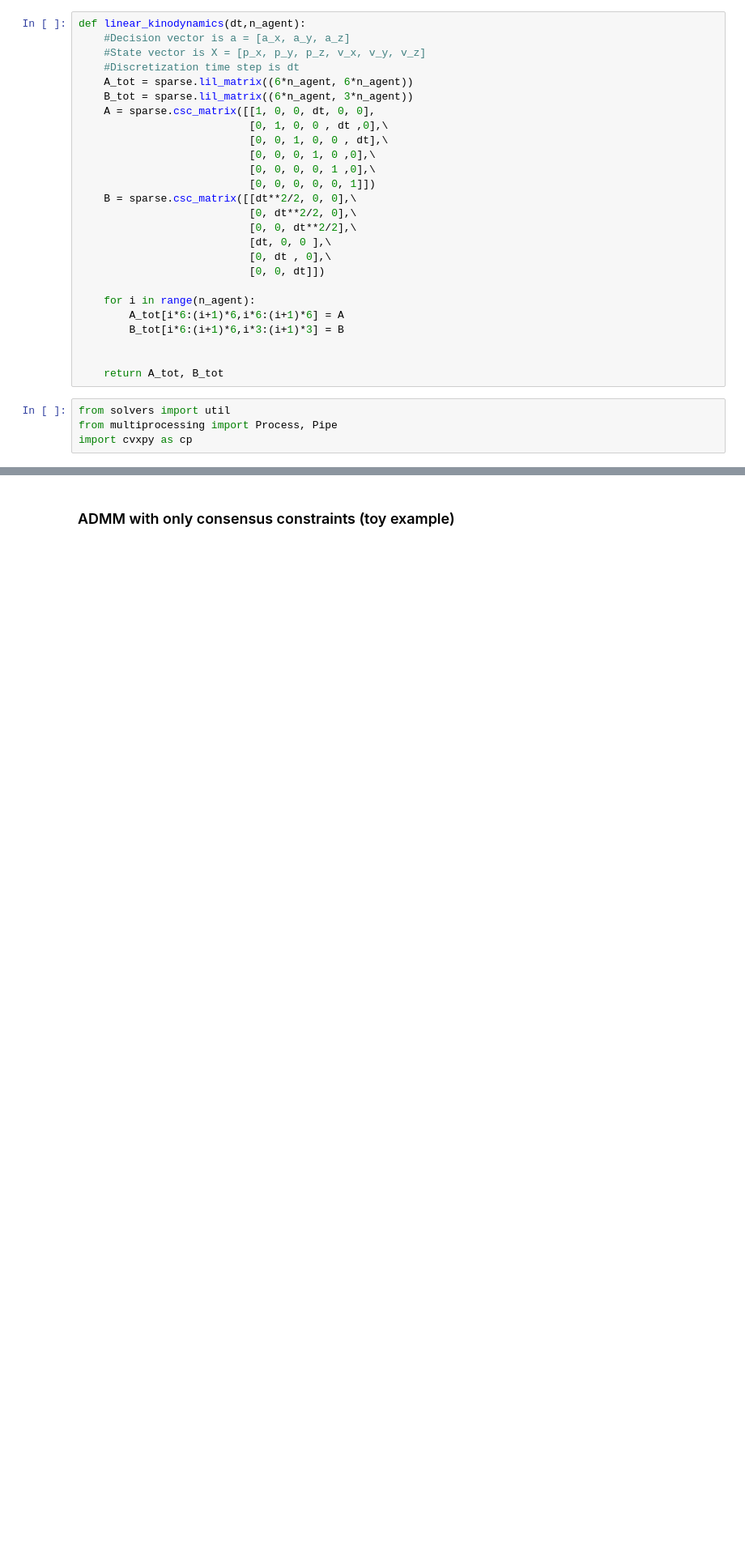
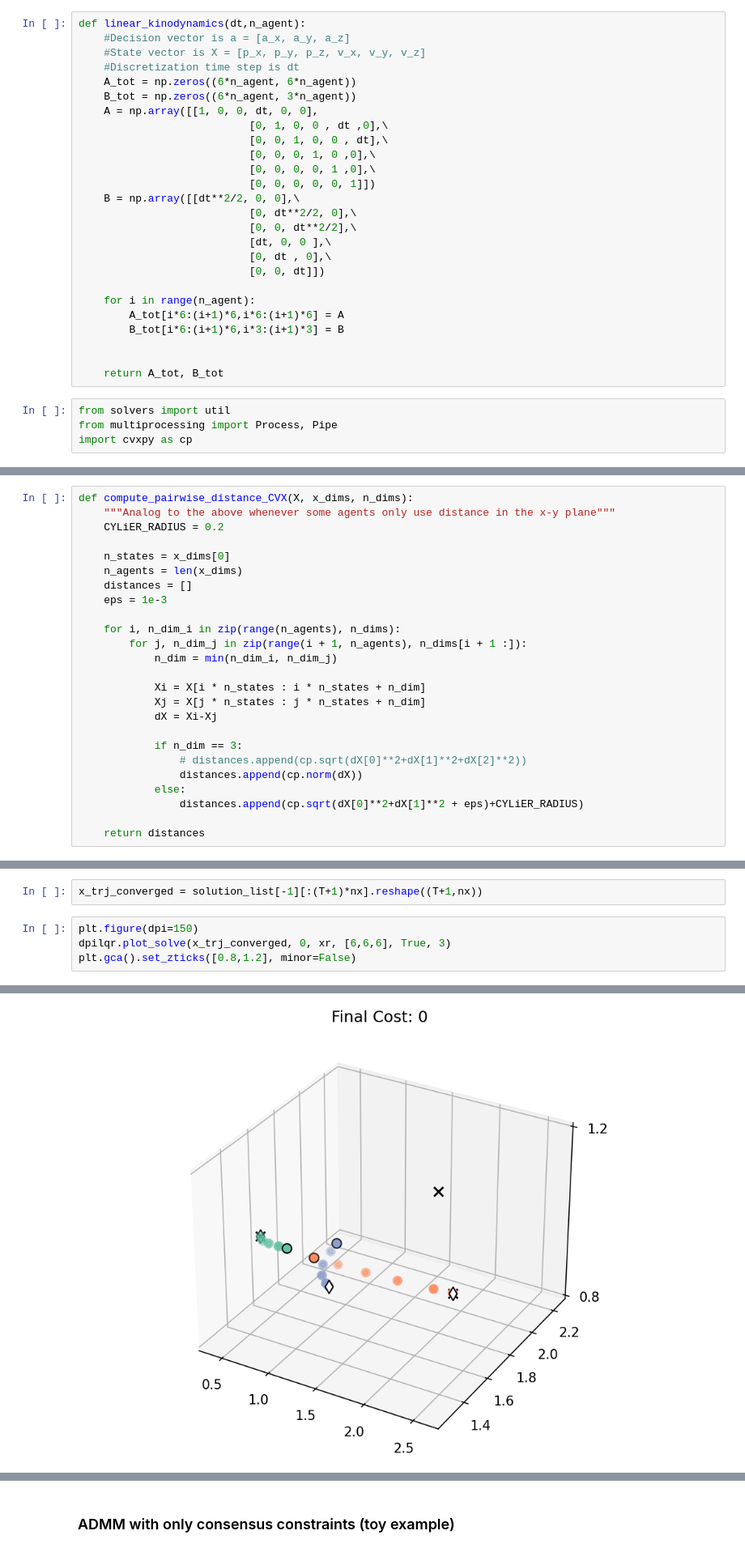
Before and after one commit to labicon/Potential-ADMM_code, a Jupyter notebook: distributed_ADMM/consensus_ADMM_MPC.ipynb, the cells around one changed output, grey strips where cells are left out. Shown at 81% size. Saved outputs shown, nothing was run; the diff lists cells and outputs as text; blank space fills up the shorter version.

```diff
--- a/distributed_ADMM/consensus_ADMM_MPC.ipynb
+++ b/distributed_ADMM/consensus_ADMM_MPC.ipynb
@@ -29,15 +29,15 @@ def linear_kinodynamics(dt,n_agent):
     #Decision vector is a = [a_x, a_y, a_z]
     #State vector is X = [p_x, p_y, p_z, v_x, v_y, v_z]
     #Discretization time step is dt
-    A_tot = sparse.lil_matrix((6*n_agent, 6*n_agent))
-    B_tot = sparse.lil_matrix((6*n_agent, 3*n_agent))
-    A = sparse.csc_matrix([[1, 0, 0, dt, 0, 0],
+    A_tot = np.zeros((6*n_agent, 6*n_agent))
+    B_tot = np.zeros((6*n_agent, 3*n_agent))
+    A = np.array([[1, 0, 0, dt, 0, 0],
                            [0, 1, 0, 0 , dt ,0],\
                            [0, 0, 1, 0, 0 , dt],\
                            [0, 0, 0, 1, 0 ,0],\
                            [0, 0, 0, 0, 1 ,0],\
                            [0, 0, 0, 0, 0, 1]])
-    B = sparse.csc_matrix([[dt**2/2, 0, 0],\
+    B = np.array([[dt**2/2, 0, 0],\
                            [0, dt**2/2, 0],\
                            [0, 0, dt**2/2],\
                            [dt, 0, 0 ],\
@@ -58,0 +57,25 @@ import cvxpy as cp
+# %%
+def compute_pairwise_distance_CVX(X, x_dims, n_dims):
+    """Analog to the above whenever some agents only use distance in the x-y plane"""
+    CYLiER_RADIUS = 0.2
+
+    n_states = x_dims[0]
+    n_agents = len(x_dims)
+    distances = []
+    eps = 1e-3
+
+    for i, n_dim_i in zip(range(n_agents), n_dims):
+        for j, n_dim_j in zip(range(i + 1, n_agents), n_dims[i + 1 :]):
+            n_dim = min(n_dim_i, n_dim_j)
+
+            Xi = X[i * n_states : i * n_states + n_dim]
+            Xj = X[j * n_states : j * n_states + n_dim]
+            dX = Xi-Xj
+
+            if n_dim == 3:
+                # distances.append(cp.sqrt(dX[0]**2+dX[1]**2+dX[2]**2))
+                distances.append(cp.norm(dX))
+            else:
+                distances.append(cp.sqrt(dX[0]**2+dX[1]**2 + eps)+CYLiER_RADIUS)
+
+    return distances
@@ -250,0 +518,7 @@ KeyboardInterrupt:
+# %%
+x_trj_converged = solution_list[-1][:(T+1)*nx].reshape((T+1,nx))
+# %%
+plt.figure(dpi=150)
+dpilqr.plot_solve(x_trj_converged, 0, xr, [6,6,6], True, 3)
+plt.gca().set_zticks([0.8,1.2], minor=False)
+# %% [output]
@@ -250,0 +530 @@ KeyboardInterrupt:
+[figure, added]
```
Also changed, not shown: parts of 14 cells of this notebook.
